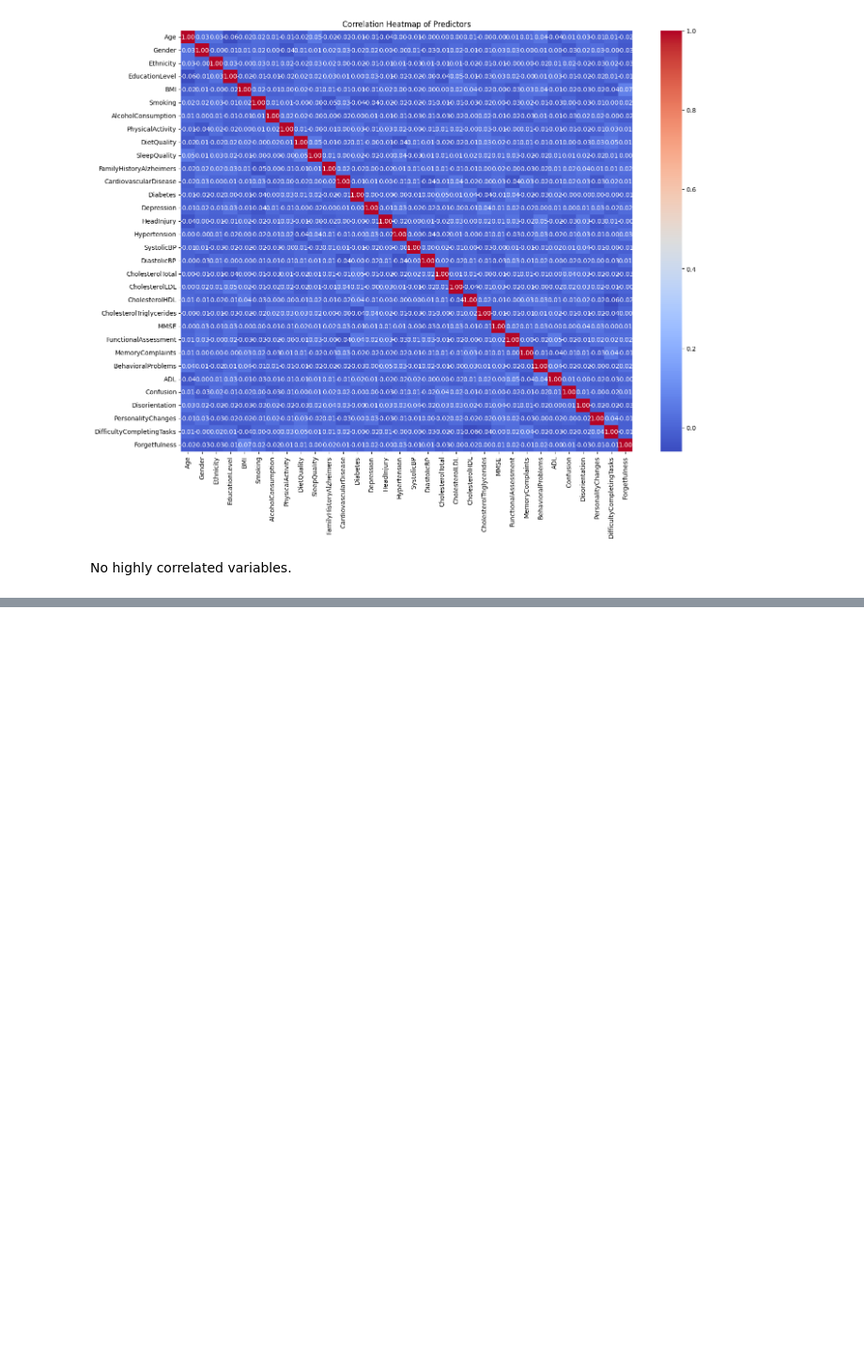
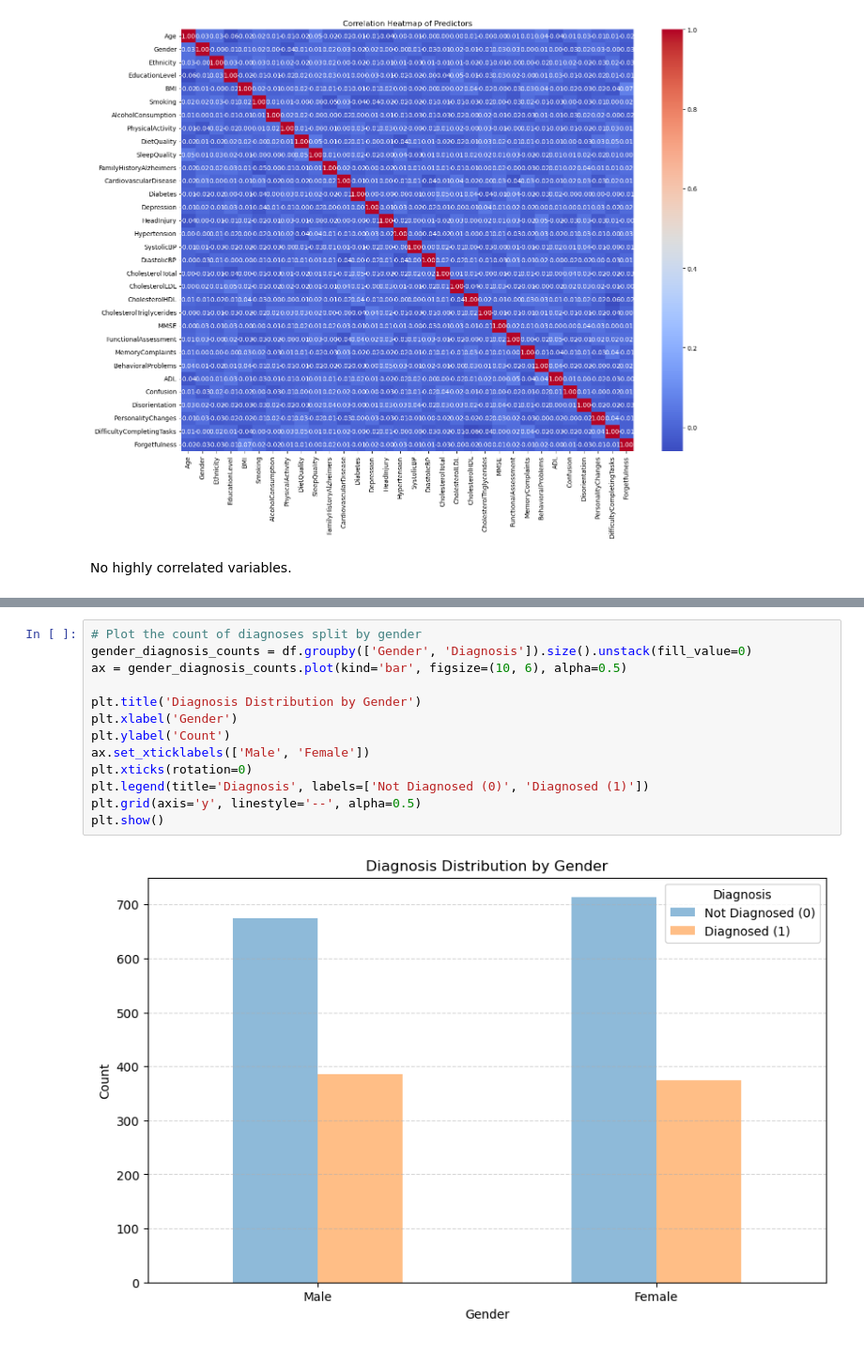
Before and after one commit to alekhyavittalam/alzheimers_diagnosis_prediction, a Jupyter notebook: alzheimers.ipynb, the cells around one changed output, grey strips where cells are left out. Shown: that part at 94% size. Drawn from its saved outputs; the diff is of its cells as text; blank space fills up the shorter version.

```diff
--- a/alzheimers.ipynb
+++ b/alzheimers.ipynb
@@ -140,0 +141,15 @@ Random Forest: 0.9419
+# %%
+# Plot the count of diagnoses split by gender
+gender_diagnosis_counts = df.groupby(['Gender', 'Diagnosis']).size().unstack(fill_value=0)
+ax = gender_diagnosis_counts.plot(kind='bar', figsize=(10, 6), alpha=0.5)
+
+plt.title('Diagnosis Distribution by Gender')
+plt.xlabel('Gender')
+plt.ylabel('Count')
+ax.set_xticklabels(['Male', 'Female'])
+plt.xticks(rotation=0)
+plt.legend(title='Diagnosis', labels=['Not Diagnosed (0)', 'Diagnosed (1)'])
+plt.grid(axis='y', linestyle='--', alpha=0.5)
+plt.show()
+# %% [output]
+[figure, added]
```
Also changed, not shown: parts of 2 cells of this notebook, 2 other files.
